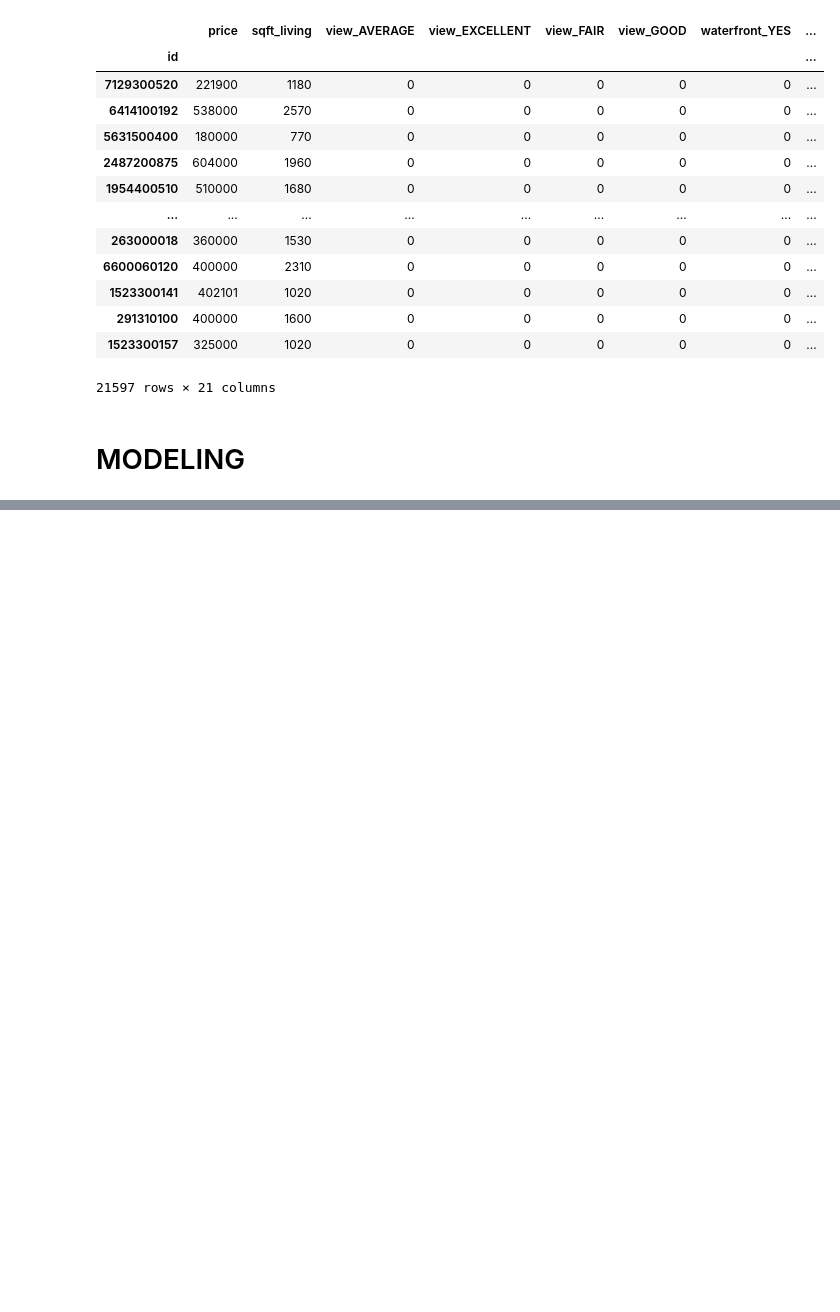
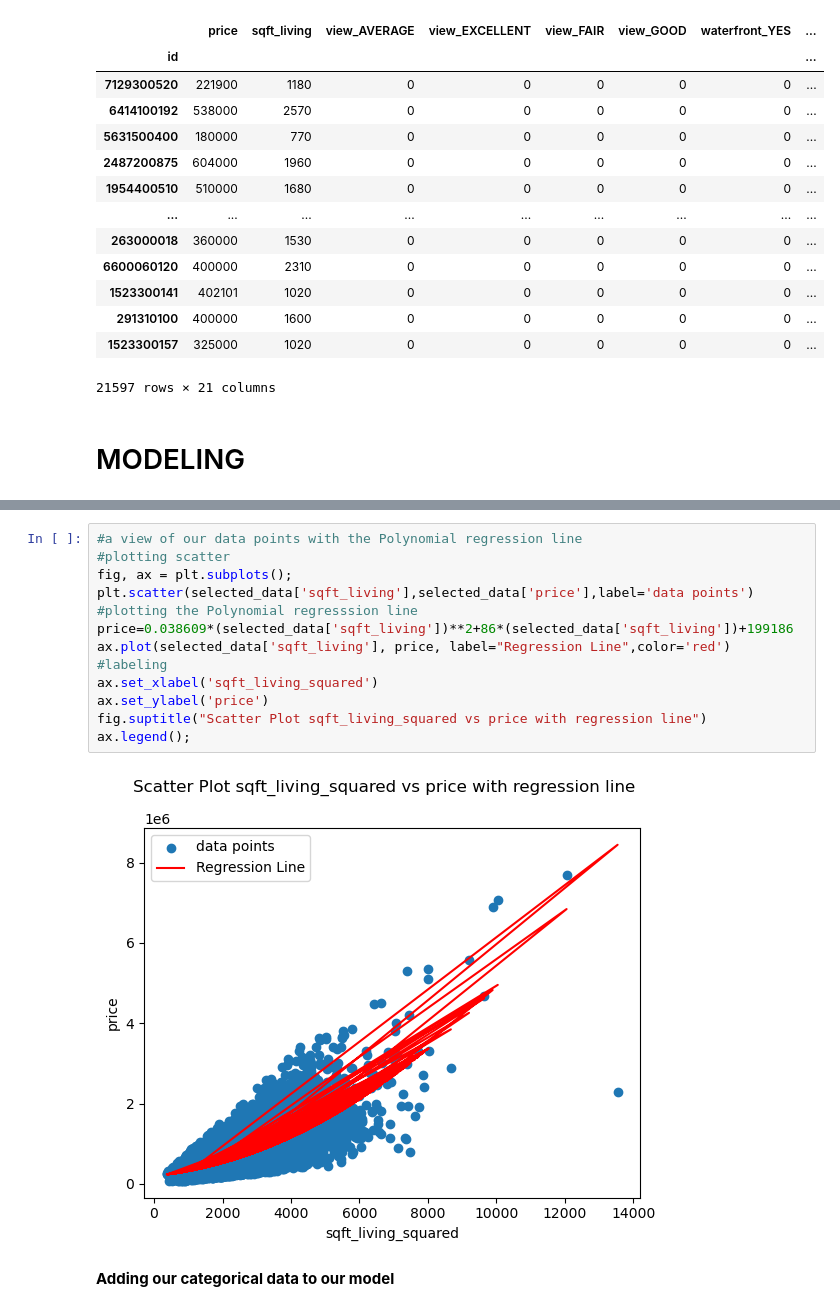
Before and after one commit to mauricenjogu/phase_2_project, a Jupyter notebook: Untitled.ipynb, the cells around one changed output, grey strips where cells are left out. Saved outputs shown, nothing was run; the diff lists cells and outputs as text; blank space fills up the shorter version.

Commit message:
modeling

```diff
--- a/Untitled.ipynb
+++ b/Untitled.ipynb
@@ -318,0 +293,17 @@ strong multicollinearity or other numerical problems.
+# %%
+#a view of our data points with the Polynomial regression line
+#plotting scatter
+fig, ax = plt.subplots();
+plt.scatter(selected_data['sqft_living'],selected_data['price'],label='data points')
+#plotting the Polynomial regresssion line
+price=0.038609*(selected_data['sqft_living'])**2+86*(selected_data['sqft_living'])+199186
+ax.plot(selected_data['sqft_living'], price, label="Regression Line",color='red')
+#labeling
+ax.set_xlabel('sqft_living_squared')
+ax.set_ylabel('price')
+fig.suptitle("Scatter Plot sqft_living_squared vs price with regression line")
+ax.legend();
+# %% [output]
+[figure, added]
+# %% [markdown]
+**Adding our categorical data to our model**
```
Also changed, not shown: parts of 17 cells of this notebook.
